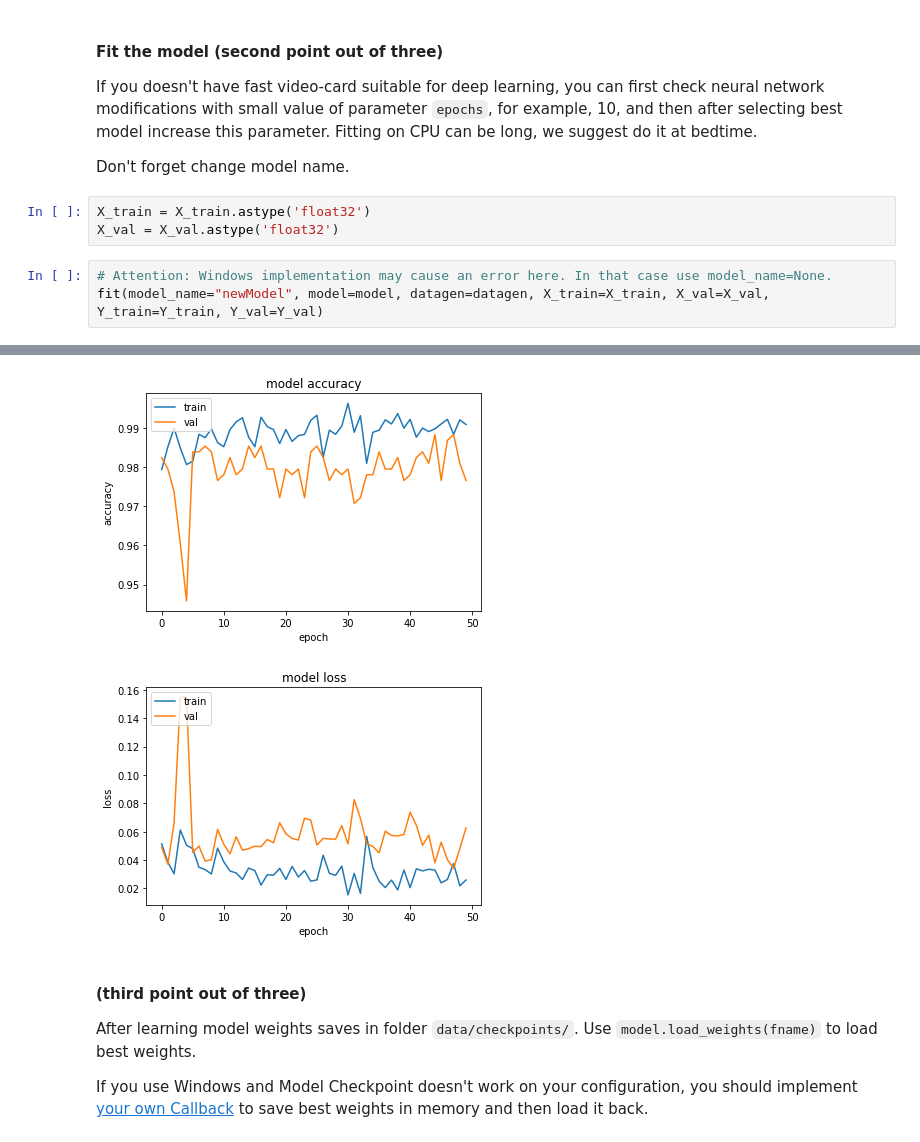
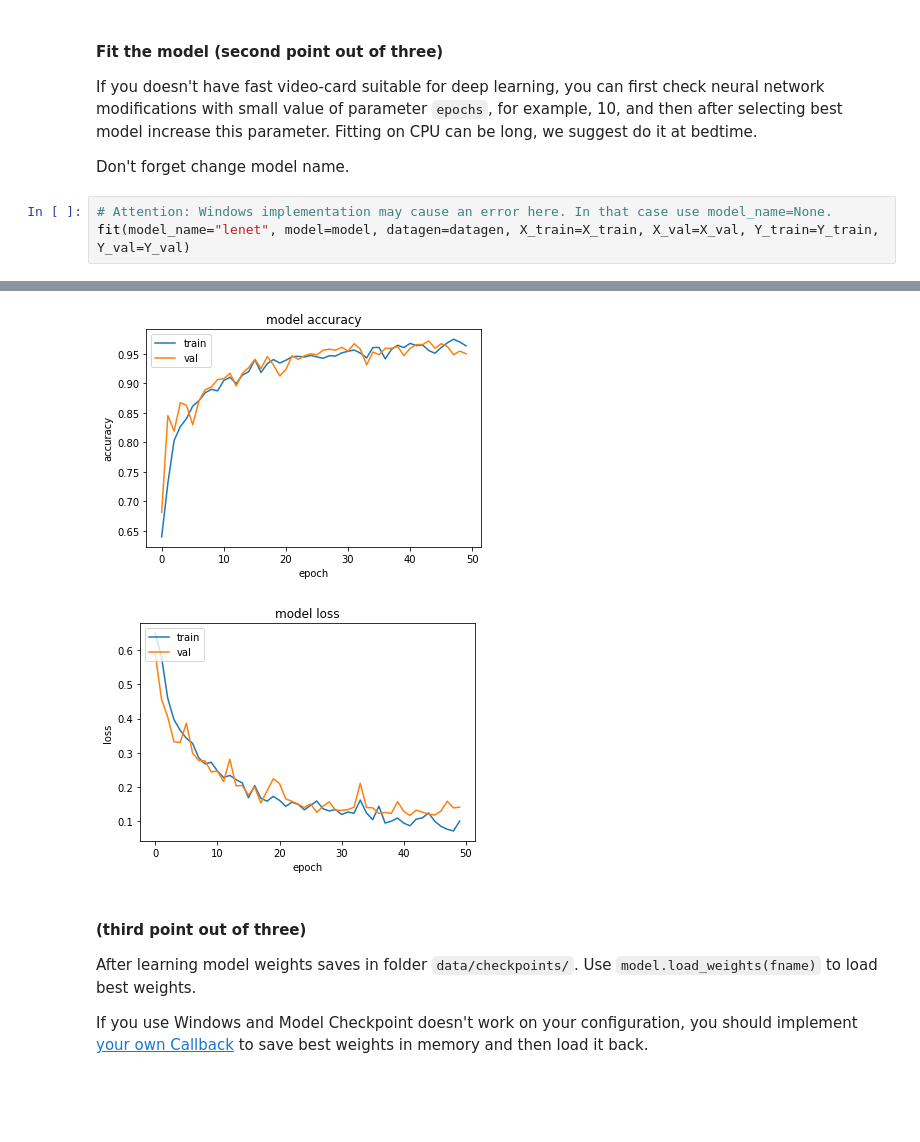
Before and after one commit to skozh/ComputerVision, a Jupyter notebook: FaceDetection/Face_Detection.ipynb, the cells around one changed output, grey strips where cells are left out. Saved outputs shown, nothing was run; the diff lists cells and outputs as text; blank space fills up the shorter version.

```diff
--- a/FaceDetection/Face_Detection.ipynb
+++ b/FaceDetection/Face_Detection.ipynb
@@ -306,11 +290,8 @@ If you doesn't have fast video-card suitable for deep learning, you can first ch
 Fitting on CPU can be long, we suggest do it at bedtime.
 
 Don't forget change model name.
-# %%
-X_train = X_train.astype('float32')
-X_val = X_val.astype('float32')
 # %%
 # Attention: Windows implementation may cause an error here. In that case use model_name=None.
-fit(model_name="newModel", model=model, datagen=datagen, X_train=X_train, X_val=X_val, Y_train=Y_train, Y_val=Y_val)
+fit(model_name="lenet", model=model, datagen=datagen, X_train=X_train, X_val=X_val, Y_train=Y_train, Y_val=Y_val)
 # %% [output]
 Epoch 1/50
@@ -333,5 +314,5 @@ Epoch 50/50
-[figure, old version]
+[figure, new version]
-[figure, old version]
+[figure, new version]
 # %% [markdown]
 #### (third point out of three)
 
```
Also changed, not shown: parts of 20 cells of this notebook.
